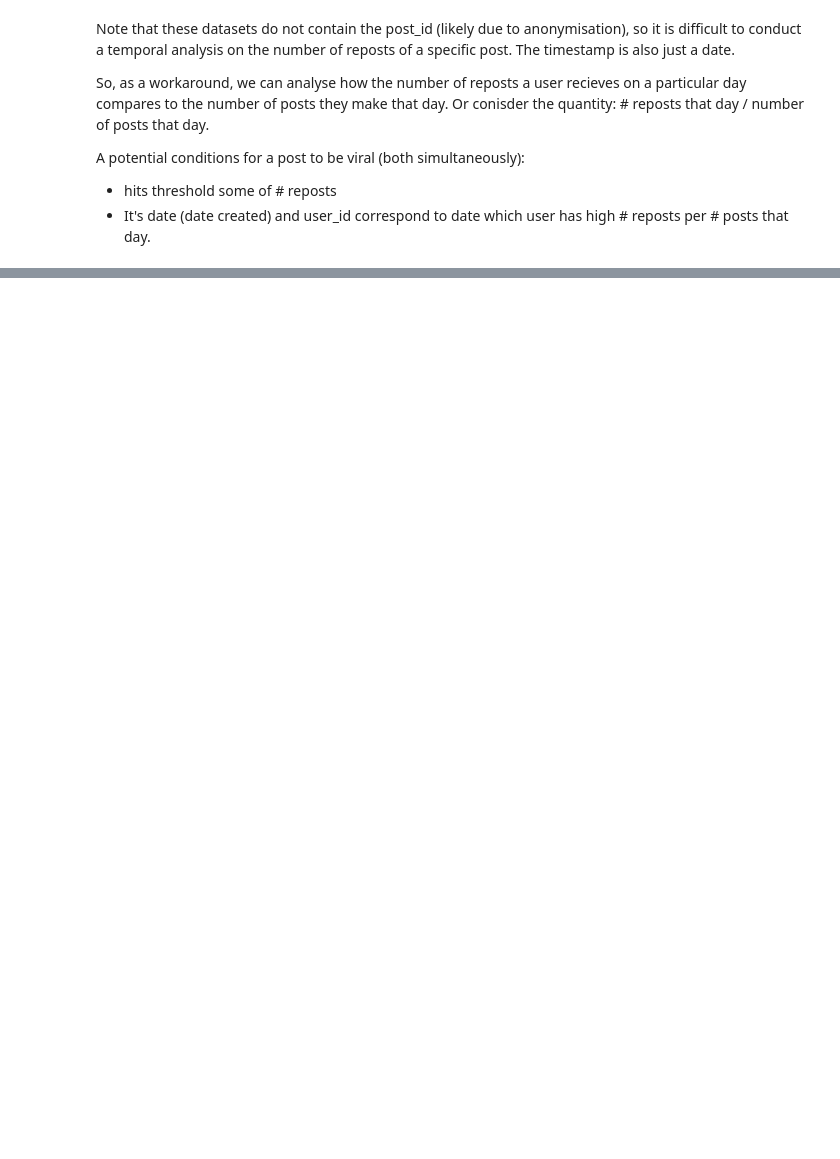
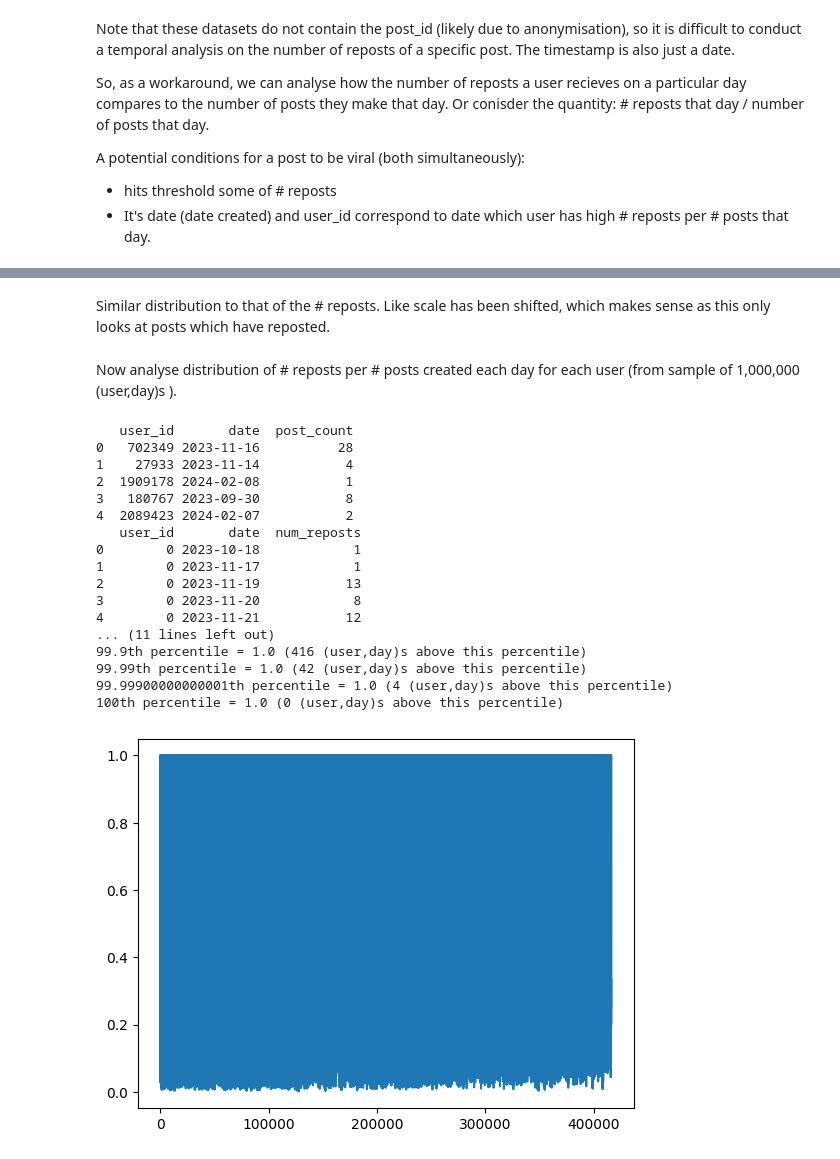
Before and after one commit to AravRaja/virality-analysis-datascience, a Jupyter notebook: notebooks/identifying_virality_metrics.ipynb, the cells around one changed output, grey strips where cells are left out. Cells and saved outputs as stored; diff of their text form; code cells hidden in the pictures; blank space fills up the shorter version.

Commit message:
Add analysis of reposts against posts created and replies

```diff
--- a/notebooks/identifying_virality_metrics.ipynb
+++ b/notebooks/identifying_virality_metrics.ipynb
@@ -225,3 +237,7 @@ So, as a workaround, we can analyse how the number of reposts a user recieves on
 A potential conditions for a post to be viral (both simultaneously):
 - hits threshold some of # reposts
 - It's date (date created) and user_id correspond to date which user has high # reposts per # posts that day.
+# %%
+# Create dataframe for number of reposts of a user each day
+user_reposts_per_day = reposts_graph.groupby(["user_id","date"]).size().reset_index(name='num_reposts')
+print(user_reposts_per_day.head())
@@ -227,0 +251,8 @@ A potential conditions for a post to be viral (both simultaneously):
+# %%
+user_reposts_per_day.to_parquet(BASE_PATH/'data/processed/num_reposts_user_date.parquet')
+
+print(user_reposts_per_day)
+total = user_reposts_per_day.shape[0]
+print(f"Total = {total}")
+for p in [0.9,0.95,0.98,0.99,0.999,0.9999,0.99999,1]:
+    print(f"{p*100}th percentile = {user_reposts_per_day['num_reposts'].quantile(p)} ({round((1-p)*total)} (user,day)s above this percentile)") # default linear interpolation
@@ -227,0 +277,41 @@ A potential conditions for a post to be viral (both simultaneously):
+# %% [markdown]
+Similar distribution to that of the # reposts. Like scale has been shifted, which makes sense as this only looks at posts which have reposted.
+# %% [markdown]
+Now analyse distribution of  # reposts per # posts created each day for each user (from sample of 1,000,000 (user,day)s ).
+# %%
+post_count_user_date_sample = pd.read_parquet(BASE_PATH/'data/processed/post_count_user_date_SAMPLE.parquet')
+print(post_count_user_date_sample.head())
+
+user_reposts_per_day["date"] =  pd.to_datetime(user_reposts_per_day['date'].astype(str), format='%Y%m%d')
+print(user_reposts_per_day.head())
+
+user_day = pd.merge(user_reposts_per_day, post_count_user_date_sample, on=["user_id","date"], how='inner')
+
+print(user_day.head())
+num_reposts_per_posts_created = user_day["num_reposts"] / user_day["post_count"]
+
+num_reposts_per_posts_created.plot()
+
+total = num_reposts_per_posts_created.shape[0]
+print(f"Total = {total}")
+for p in [0.9,0.95,0.98,0.99,0.999,0.9999,0.99999,1]:
+    print(f"{p*100}th percentile = {num_reposts_per_posts_created.quantile(p)} ({round((1-p)*total)} (user,day)s above this percentile)") # default linear interpolation
+# %% [output]
+   user_id       date  post_count
+0   702349 2023-11-16          28
+1    27933 2023-11-14           4
+2  1909178 2024-02-08           1
+3   180767 2023-09-30           8
+4  2089423 2024-02-07           2
+   user_id       date  num_reposts
+0        0 2023-10-18            1
+1        0 2023-11-17            1
+2        0 2023-11-19           13
+3        0 2023-11-20            8
+4        0 2023-11-21           12
+... (11 lines left out)
+99.9th percentile = 1.0 (416 (user,day)s above this percentile)
+99.99th percentile = 1.0 (42 (user,day)s above this percentile)
+99.99900000000001th percentile = 1.0 (4 (user,day)s above this percentile)
+100th percentile = 1.0 (0 (user,day)s above this percentile)
+[figure, added]
```
Also changed, not shown: parts of 13 cells of this notebook.
